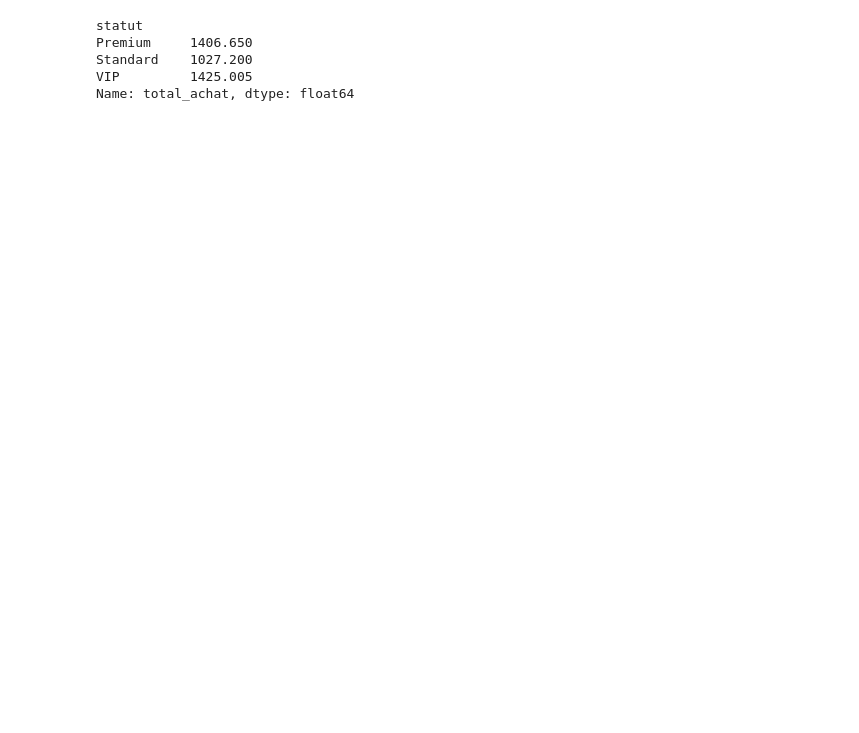
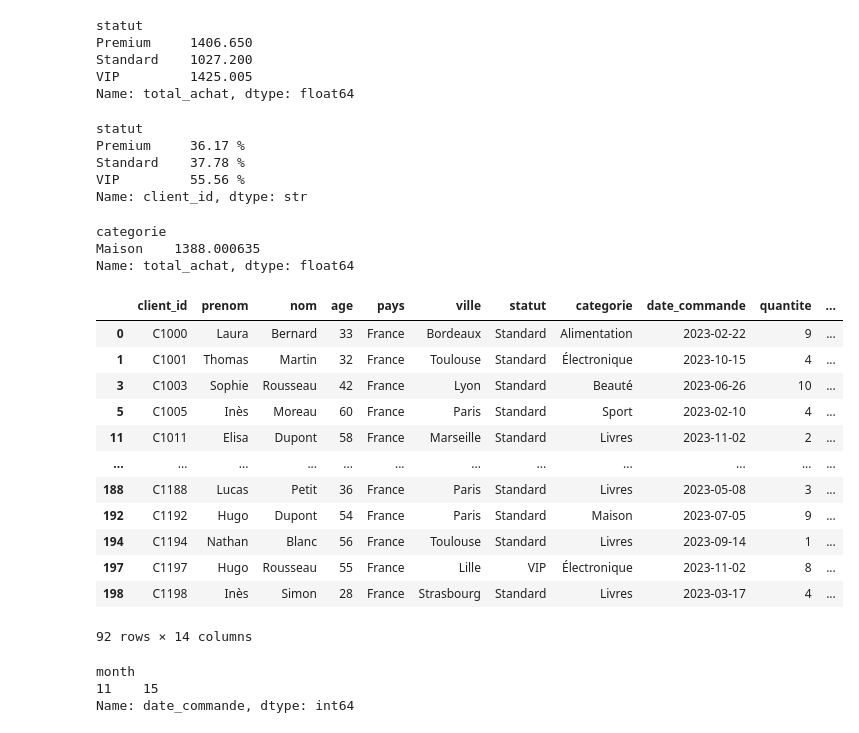
Before and after one commit to H3-8/pandas, a Jupyter notebook: notebook.ipynb, the cells around one changed output. Saved outputs shown, nothing was run; the diff lists cells and outputs as text; code cells hidden in the pictures; blank space fills up the shorter version.

```diff
--- a/notebook.ipynb
+++ b/notebook.ipynb
@@ -14,6 +14,8 @@ df.head()
 | 2 | C1002 | Pierre | Simon | 35 | Maroc | Marrakech | Premium | Alimentation | 2023-12-24 | 7 | ... |
 | 3 | C1003 | Sophie | Rousseau | 42 | France | Lyon | Standard | Beauté | 2023-06-26 | 10 | ... |
 | 4 | C1004 | Maxime | Morel | 42 | Belgique | Bruxelles | Standard | Sport | 2023-11-18 | 10 | ... |
+# %%
+df['month'] = df['date_commande'].dt.month
 # %%
 df_french_touch = df[df['pays']=='France']
 # %%
@@ -367,3 +370,43 @@ Premium     1406.650
 Standard    1027.200
 VIP         1425.005
 Name: total_achat, dtype: float64
+# %%
+satisfied = df[df['note_satisfaction'] > 3].groupby("statut")['client_id'].count()
+pct_satisfaction_by_statut = (satisfied / df.groupby("statut")['client_id'].count()*100).round(2).astype('str')+ ' %'
+pct_satisfaction_by_statut
+# %% [output]
+statut
+Premium     36.17 %
+Standard    37.78 %
+VIP         55.56 %
+Name: client_id, dtype: str
+# %%
+#Trouve la catégorie avec l'écart-type le plus élevé sur total_achat.
+
+df.groupby('categorie')['total_achat'].std().nlargest(1)
+# %% [output]
+categorie
+Maison    1388.000635
+Name: total_achat, dtype: float64
+# %%
+df_french_touch
+# %% [output]
+|  | client_id | prenom | nom | age | pays | ville | statut | categorie | date_commande | quantite | ... |
+| 0 | C1000 | Laura | Bernard | 33 | France | Bordeaux | Standard | Alimentation | 2023-02-22 | 9 | ... |
+| 1 | C1001 | Thomas | Martin | 32 | France | Toulouse | Standard | Électronique | 2023-10-15 | 4 | ... |
+| 3 | C1003 | Sophie | Rousseau | 42 | France | Lyon | Standard | Beauté | 2023-06-26 | 10 | ... |
+| 5 | C1005 | Inès | Moreau | 60 | France | Paris | Standard | Sport | 2023-02-10 | 4 | ... |
+| 11 | C1011 | Elisa | Dupont | 58 | France | Marseille | Standard | Livres | 2023-11-02 | 2 | ... |
+| ... | ... | ... | ... | ... | ... | ... | ... | ... | ... | ... | ... |
+| 188 | C1188 | Lucas | Petit | 36 | France | Paris | Standard | Livres | 2023-05-08 | 3 | ... |
+| 192 | C1192 | Hugo | Dupont | 54 | France | Paris | Standard | Maison | 2023-07-05 | 9 | ... |
+| 194 | C1194 | Nathan | Blanc | 56 | France | Toulouse | Standard | Livres | 2023-09-14 | 1 | ... |
+| 197 | C1197 | Hugo | Rousseau | 55 | France | Lille | VIP | Électronique | 2023-11-02 | 8 | ... |
+| 198 | C1198 | Inès | Simon | 28 | France | Strasbourg | Standard | Livres | 2023-03-17 | 4 | ... |
+92 rows × 14 columns
+# %%
+df_french_touch.groupby('month')['date_commande'].count().nlargest(1)
+# %% [output]
+month
+11    15
+Name: date_commande, dtype: int64
```
Also changed, not shown: parts of 4 cells of this notebook.
